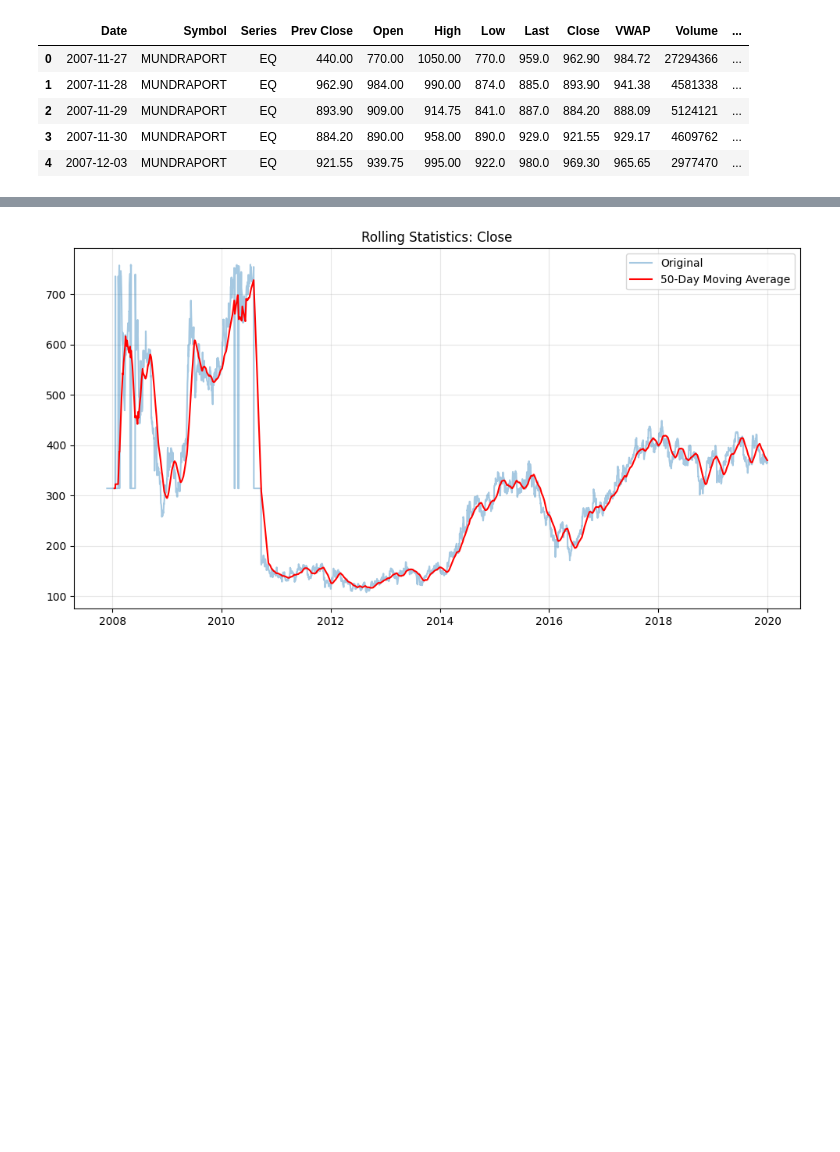
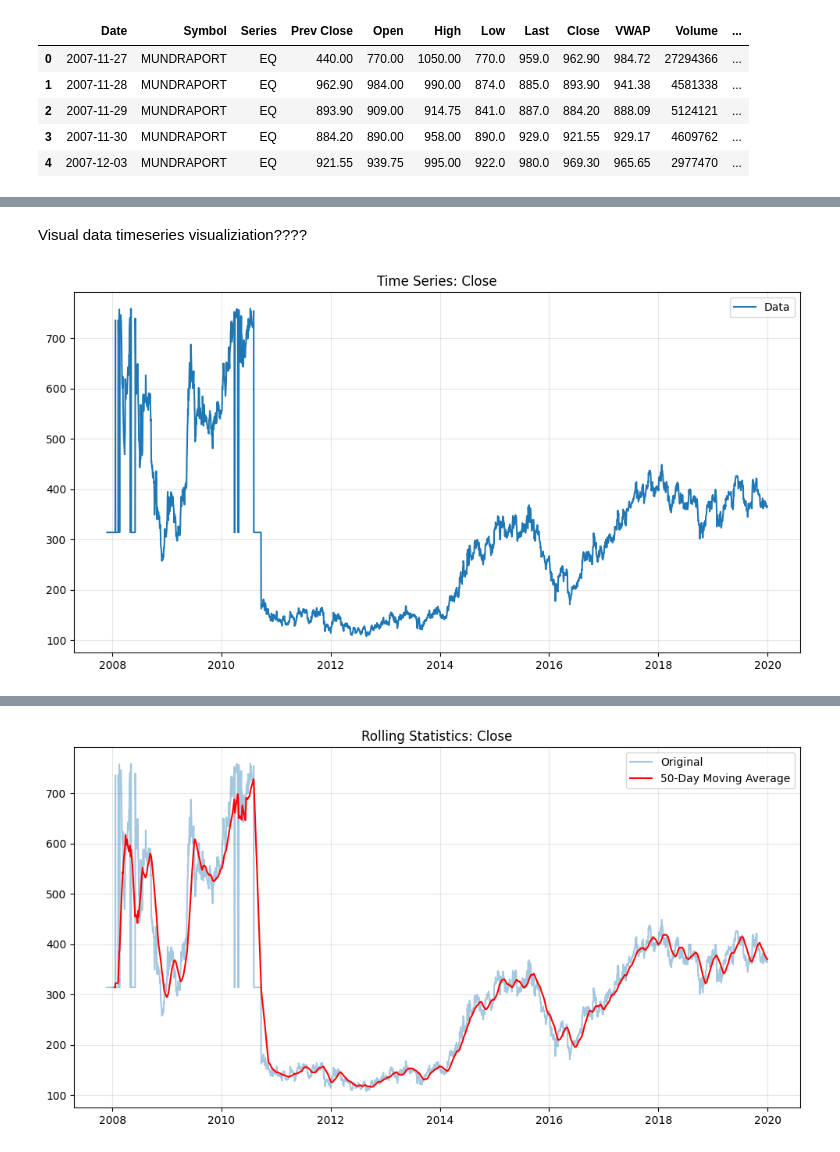
Before and after one commit to RahimiLili/TimeSeries_Analysis_Project, a Jupyter notebook: notebooks/Timeseri_analysis.ipynb, the cells around one changed output, grey strips where cells are left out. Drawn from its saved outputs; the diff is of its cells as text; code cells hidden in the pictures; blank space fills up the shorter version.

```diff
--- a/notebooks/Timeseri_analysis.ipynb
+++ b/notebooks/Timeseri_analysis.ipynb
@@ -21,7 +35,10 @@ df.head()
 # %%
-# 1. Cleaning and Preprocessing
-prep = DataPreprocessor(df)
-df_clean = prep.process_data()
-df_clean = prep.handle_outliers()
-print("Data cleaned and gaps filled via interpolation.")
+ # --- STEP 2: PREPROCESSING ---
+print("\n[Step 2] Preprocessing: Cleaning and Handling missed...")
+preprocessor = DataPreprocessor(df)
+
+    # Chaining the processing steps for a cleaner flow
+df_clean = preprocessor.process_data()
+df_clean = preprocessor.handle_outliers()
+print("[**] Data cleaned and outliers addressed.")
 # %% [output]
@@ -28,0 +113,8 @@ Data cleaned and gaps filled via interpolation.
+# %% [markdown]
+Visual data timeseries visualiziation????
+# %%
+#  Visualize Data
+viz = TimeSeriesVisualizer(df_clean)
+viz.plot_data()
+# %% [output]
+[figure, added]
```
Also changed, not shown: parts of 26 cells of this notebook, 8 other files.
